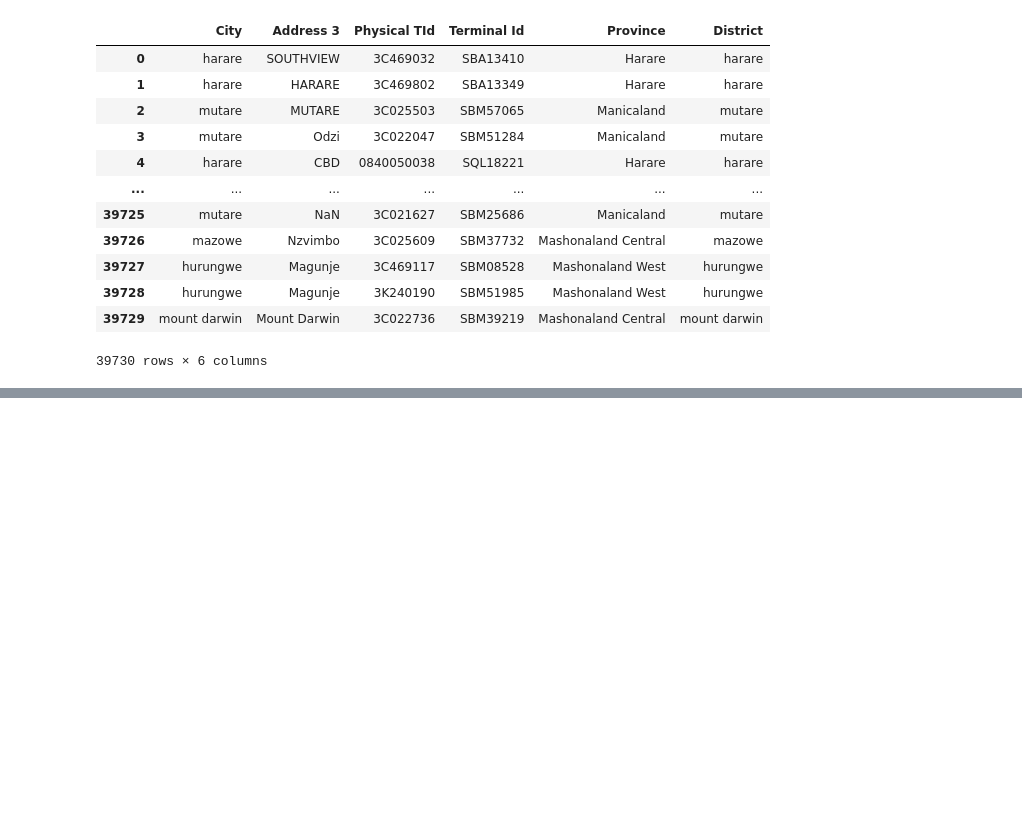
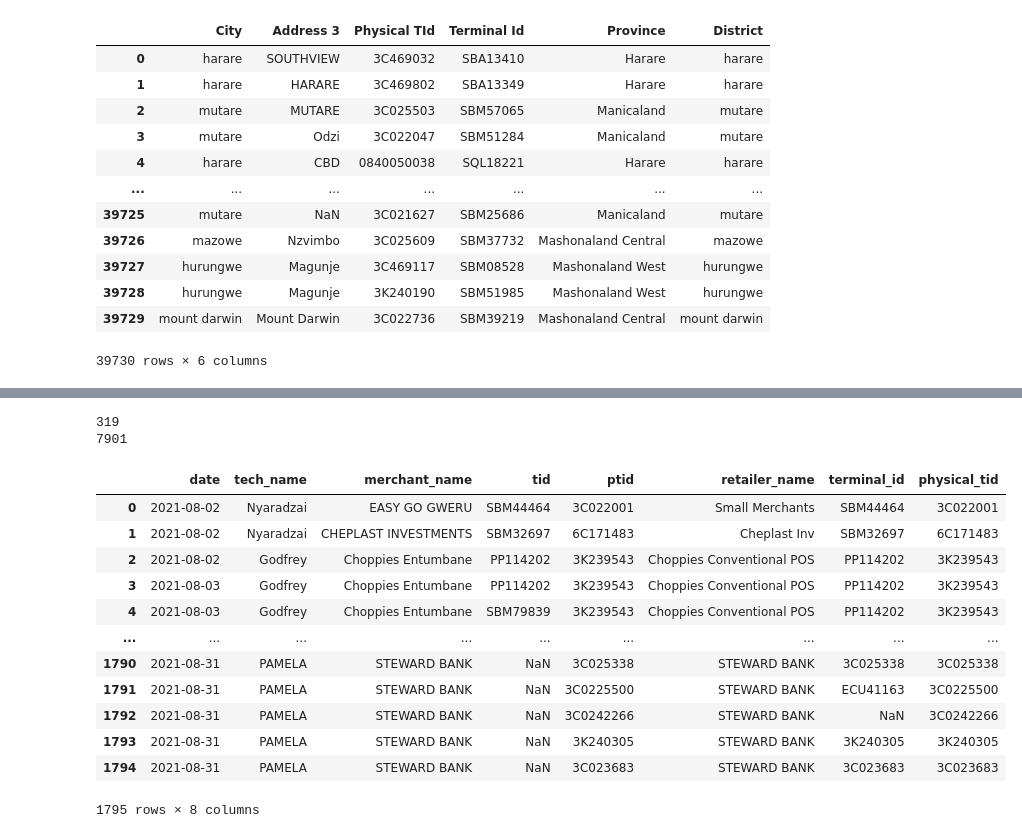
Before and after one commit to McnamaraChiwaye/pos_app, a Jupyter notebook: revenue.ipynb, the cells around one changed output, grey strips where cells are left out. Cells and saved outputs as stored; diff of their text form; code cells hidden in the pictures; blank space fills up the shorter version.

```diff
--- a/revenue.ipynb
+++ b/revenue.ipynb
@@ -503,0 +921,2 @@ df_prov.District = df_prov.District.str.lower()
+# %%
+df_FILE.rename(columns=lambda x: x.replace(' ', '_'), inplace=True)
@@ -503,0 +943,2 @@ df_prov.District = df_prov.District.str.lower()
+# %%
+df_id = df_FILE.loc[:, ['retailer_name','terminal_id','physical_tid']]
@@ -503,0 +975,8 @@ df_prov.District = df_prov.District.str.lower()
+# %%
+df_AUG_ra.rename(columns=lambda x: x.replace(' ', '_'), inplace=True)
+# %%
+print(df_AUG_ra.ptid.isna().sum())
+print(df_AUG_ra.ptid.notna().sum())
+# %% [output]
+319
+7901
@@ -503,0 +987,18 @@ df_prov.District = df_prov.District.str.lower()
+# %%
+df_id.loc['terminal_id'] ='PP114202'
+# %%
+pd.merge(df_AUG_ra,df_id, how = 'inner', left_on="ptid", right_on = "physical_tid")
+# %% [output]
+|  | date | tech_name | merchant_name | tid | ptid | retailer_name | terminal_id | physical_tid |
+| 0 | 2021-08-02 | Nyaradzai | EASY GO GWERU | SBM44464 | 3C022001 | Small Merchants | SBM44464 | 3C022001 |
+| 1 | 2021-08-02 | Nyaradzai | CHEPLAST INVESTMENTS | SBM32697 | 6C171483 | Cheplast Inv | SBM32697 | 6C171483 |
+| 2 | 2021-08-02 | Godfrey | Choppies Entumbane | PP114202 | 3K239543 | Choppies Conventional POS | PP114202 | 3K239543 |
+| 3 | 2021-08-03 | Godfrey | Choppies Entumbane | PP114202 | 3K239543 | Choppies Conventional POS | PP114202 | 3K239543 |
+| 4 | 2021-08-03 | Godfrey | Choppies Entumbane | SBM79839 | 3K239543 | Choppies Conventional POS | PP114202 | 3K239543 |
+| ... | ... | ... | ... | ... | ... | ... | ... | ... |
+| 1790 | 2021-08-31 | PAMELA | STEWARD BANK | NaN | 3C025338 | STEWARD BANK | 3C025338 | 3C025338 |
+| 1791 | 2021-08-31 | PAMELA | STEWARD BANK | NaN | 3C0225500 | STEWARD BANK | ECU41163 | 3C0225500 |
+| 1792 | 2021-08-31 | PAMELA | STEWARD BANK | NaN | 3C0242266 | STEWARD BANK | NaN | 3C0242266 |
+| 1793 | 2021-08-31 | PAMELA | STEWARD BANK | NaN | 3K240305 | STEWARD BANK | 3K240305 | 3K240305 |
+| 1794 | 2021-08-31 | PAMELA | STEWARD BANK | NaN | 3C023683 | STEWARD BANK | 3C023683 | 3C023683 |
+1795 rows × 8 columns
```
Also changed, not shown: parts of 90 cells of this notebook.
